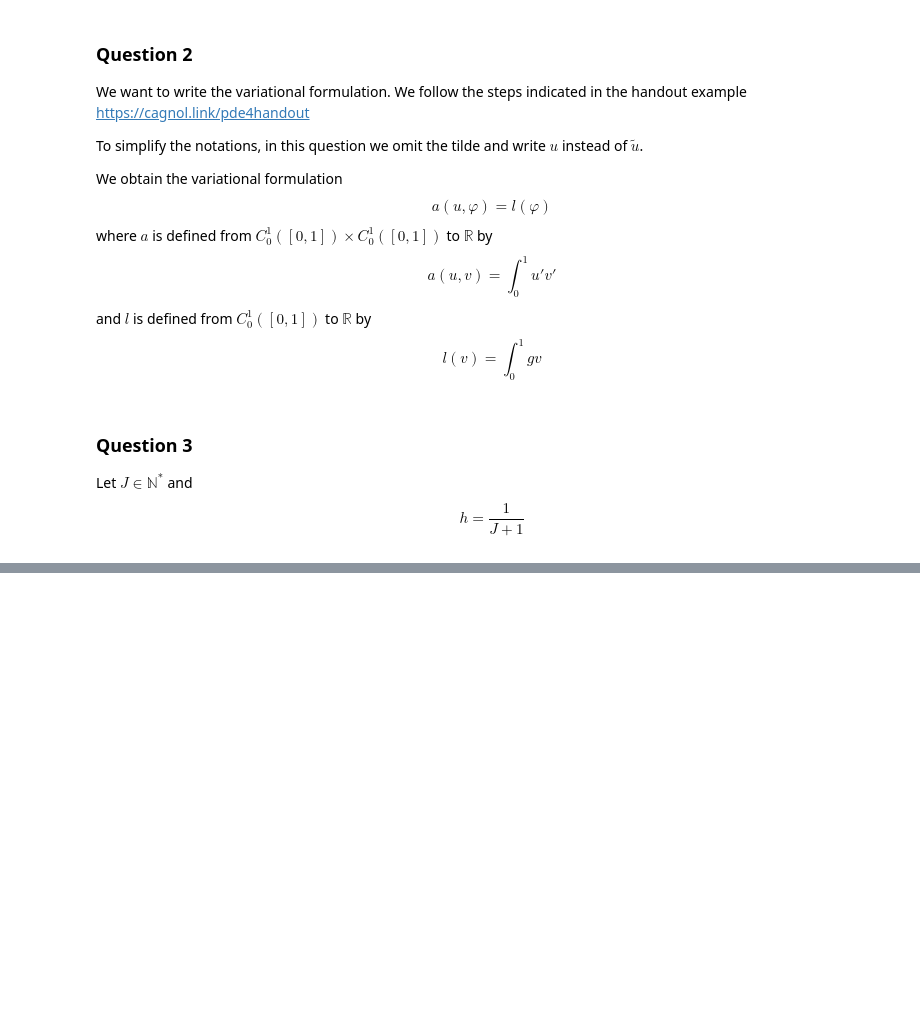
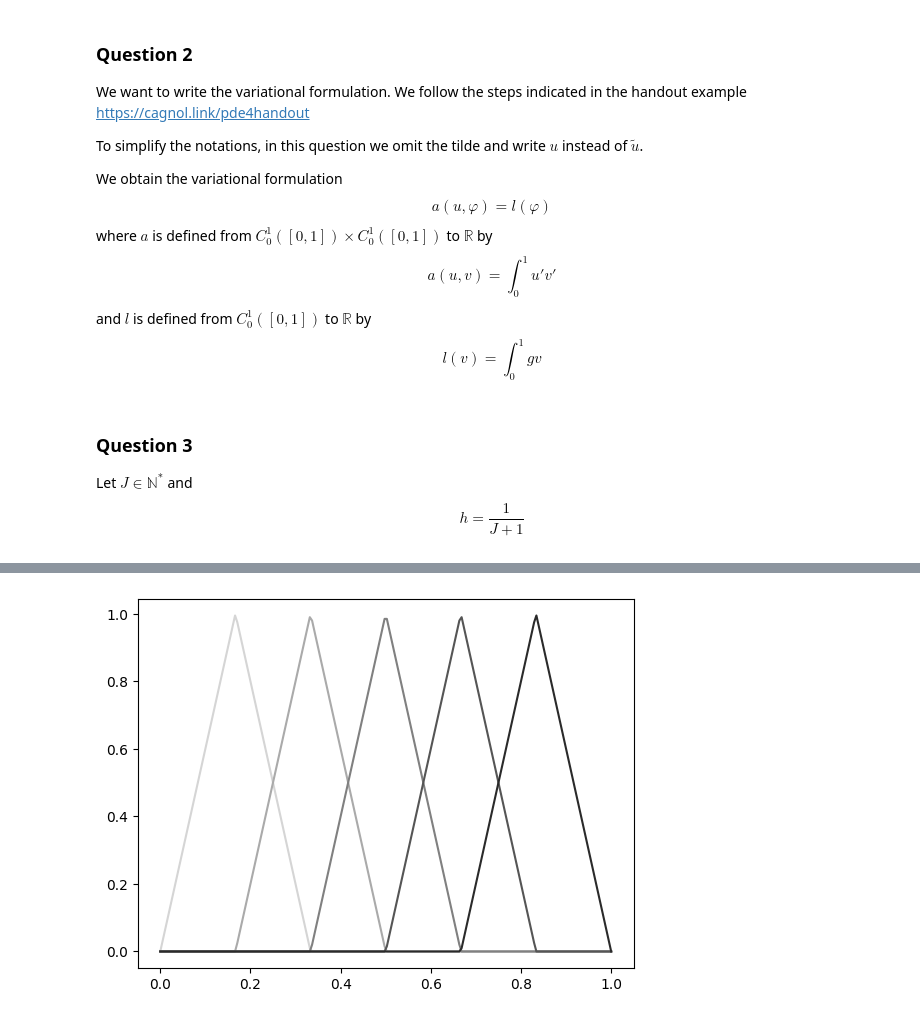
Before and after one commit to cagnol/PDE-Lab-2024, a Jupyter notebook: notebook.ipynb, the cells around one changed output, grey strips where cells are left out. Saved outputs shown, nothing was run; the diff lists cells and outputs as text; code cells hidden in the pictures; blank space fills up the shorter version.

```diff
--- a/notebook.ipynb
+++ b/notebook.ipynb
@@ -74,3 +74,6 @@ and $l$ is defined from $C^1_0([0,1])$ to $\mathbb {R}$ by $$l(v)=\int_0^1 gv$$
 ### Question 3
 
 Let $J\in\mathbb{N}^*$ and $$h=\frac{1}{J+1}$$
+# %%
+J=5       # Number of nodes - ends excluded
+h=1/(J+1) # Discretizaton step
@@ -76,0 +99,37 @@ Let $J\in\mathbb{N}^*$ and $$h=\frac{1}{J+1}$$
+# %%
+# We define the hat functions
+
+def phi(x,j):
+    if x<(j-1)*h:
+        return 0
+    elif x<j*h:
+        return 1+(x-j*h)/h
+    elif x<(j+1)*h:
+        return 1-(x-j*h)/h
+    else: # x>(j+1)*h
+        return 0
+# %%
+# We plot with several shades of gray
+
+# Number of points to represent the function
+Nx = 200
+
+x = np.arange(Nx,dtype=float)
+y = np.arange(Nx,dtype=float)
+
+for j in range(1,J+1): # j is in between 1 and J. See the definition of range() in case of doubt!
+
+    s = 0
+
+    for t in np.linspace(0.0,1.0,Nx):
+        x[s] = t
+        y[s] = phi(t,j)
+        s = s+1
+
+    color = 1-j/(J+1)
+
+    plt.plot(x,y,color=(color,color,color))
+
+plt.show()
+# %% [output]
+[figure, added]
```
Also changed, not shown: parts of 1 cell of this notebook.
